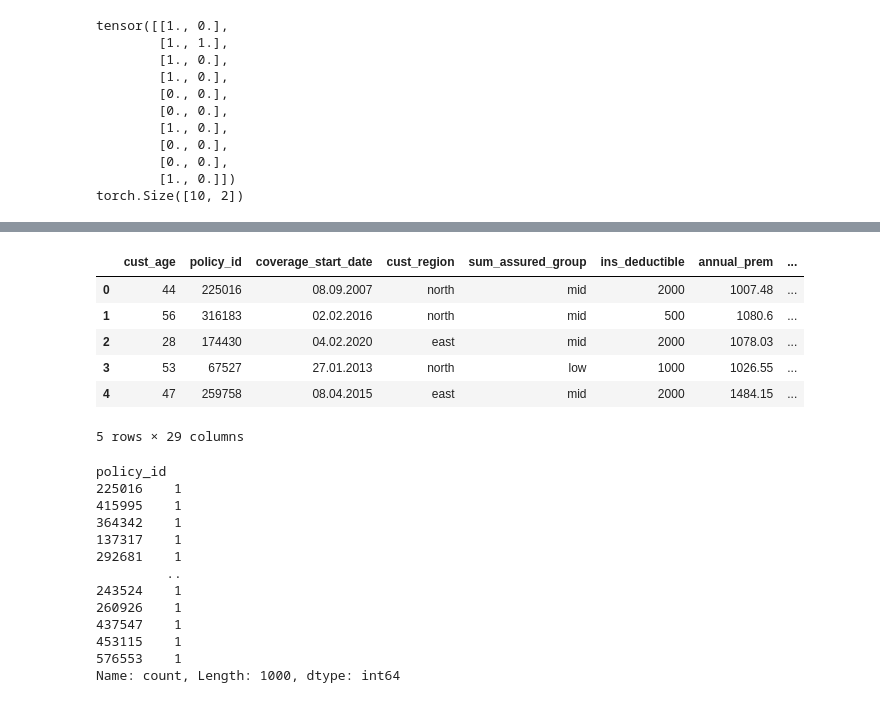
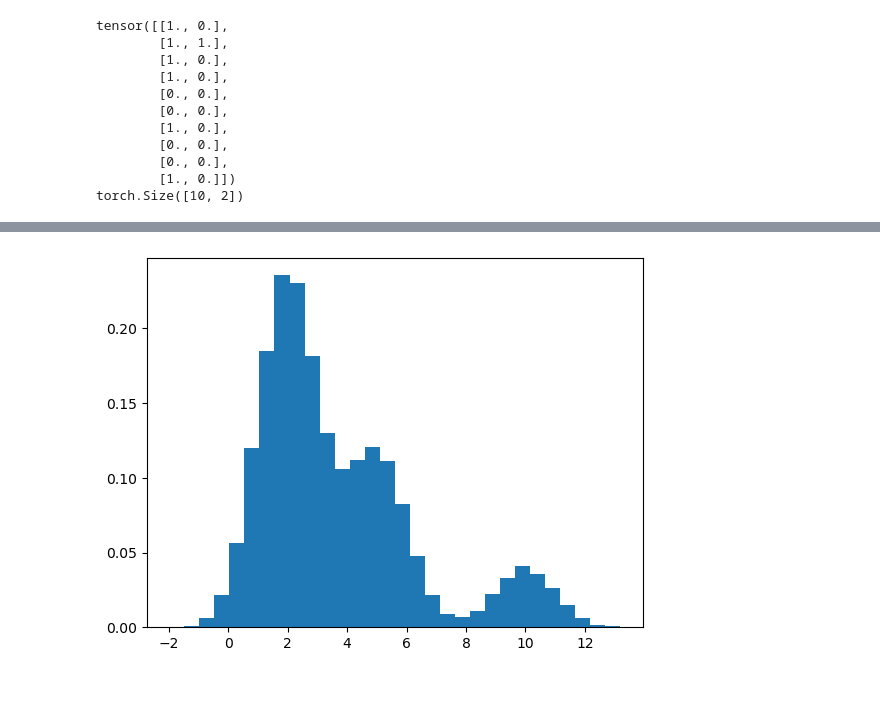
Before and after one commit to yaelrsc/Computaci-n-estad-stica-2026-2, a Jupyter notebook: Simulation/Simulation_of_random_variables.ipynb, the cells around one changed output, grey strips where cells are left out. Drawn from its saved outputs; the diff is of its cells as text; code cells hidden in the pictures.

```diff
--- a/Simulation/Simulation_of_random_variables.ipynb
+++ b/Simulation/Simulation_of_random_variables.ipynb
@@ -1516,26 +1368,30 @@ memory usage: 226.7+ KB
-# %%
-claims_ins.head()
-# %% [output]
-|  | cust_age | policy_id | coverage_start_date | cust_region | sum_assured_group | ins_deductible | annual_prem | ... |
-| 0 | 44 | 225016 | 08.09.2007 | north | mid | 2000 | 1007.48 | ... |
-| 1 | 56 | 316183 | 02.02.2016 | north | mid | 500 | 1080.6 | ... |
-| 2 | 28 | 174430 | 04.02.2020 | east | mid | 2000 | 1078.03 | ... |
-| 3 | 53 | 67527 | 27.01.2013 | north | low | 1000 | 1026.55 | ... |
-| 4 | 47 | 259758 | 08.04.2015 | east | mid | 2000 | 1484.15 | ... |
-5 rows × 29 columns
-# %%
-claims_ins['policy_id'].value_counts()
-# %% [output]
-policy_id
-225016    1
-415995    1
-364342    1
-137317    1
-292681    1
-         ..
-243524    1
-260926    1
-437547    1
-453115    1
-576553    1
-Name: count, Length: 1000, dtype: int64
+# %%
+class MixtureDistribution(torch.distributions.Distribution):
+
+    def __init__(self, weights, densities):
+
+        super().__init__(validate_args=False)
+
+        self.weights = weights
+        self.densities = densities
+        self.num_components = len(densities)
+
+        self.Ind = torch.distributions.Categorical(probs=self.weights)
+
+    def sample(self, sample_shape=torch.Size()):
+
+        n = torch.Size(sample_shape).numel() if sample_shape else 1
+        indices = self.Ind.sample((n,))
+        samples = torch.empty(n)
+
+        for k in range(self.num_components):
+            mask = (indices == k)
+            count = mask.sum()
+            if count > 0:
+                samples[mask] = self.densities[k].sample((count,))
+
+        return samples.reshape(sample_shape)
+# %%
+weights = torch.Tensor([0.6,0.1,0.3])
+densities = [torch.distributions.Normal(2,1),torch.distributions.Normal(10,1),torch.distributions.Normal(5,1)]
+mix_guss= MixtureDistribution(weights=weights,densities=densities)
@@ -1541,0 +1400,6 @@ Name: count, Length: 1000, dtype: int64
+# %%
+x = mix_guss.sample((100000,))
+plt.hist(x,density=True,bins=30)
+plt.show()
+# %% [output]
+[figure, added]
```
Also changed, not shown: parts of 18 cells of this notebook, 3 other files.
